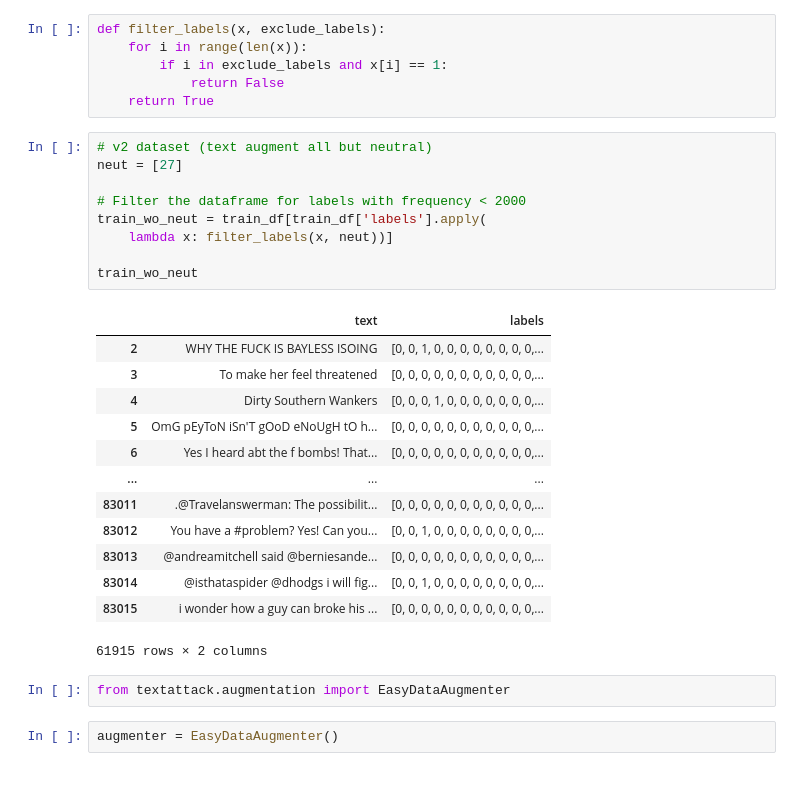
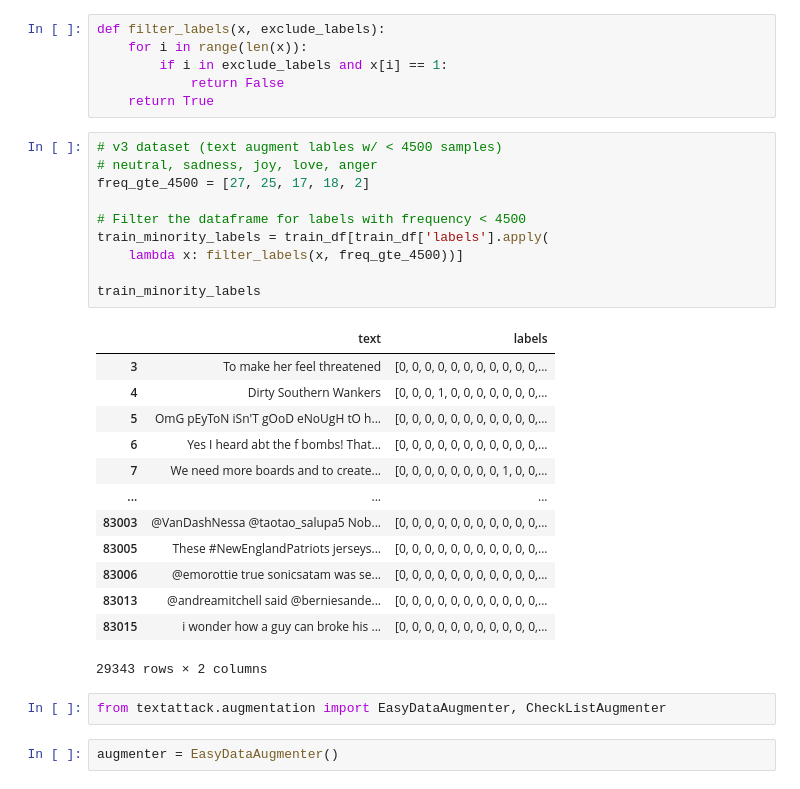
Before and after one commit to skcode0/saai, a Jupyter notebook: data_aug_versions.ipynb, the cells around one changed output. Cells and saved outputs as stored; diff of their text form.

```diff
--- a/data_aug_versions.ipynb
+++ b/data_aug_versions.ipynb
@@ -34,30 +35,31 @@ def filter_labels(x, exclude_labels):
             return False
     return True
 # %%
-# v2 dataset (text augment all but neutral)
-neut = [27]
+# v3 dataset (text augment lables w/ < 4500 samples)
+# neutral, sadness, joy, love, anger
+freq_gte_4500 = [27, 25, 17, 18, 2]
 
-# Filter the dataframe for labels with frequency < 2000
-train_wo_neut = train_df[train_df['labels'].apply(
-    lambda x: filter_labels(x, neut))]
+# Filter the dataframe for labels with frequency < 4500
+train_minority_labels = train_df[train_df['labels'].apply(
+    lambda x: filter_labels(x, freq_gte_4500))]
 
-train_wo_neut
+train_minority_labels
 # %% [output]
 |  | text | labels |
-| 2 | WHY THE FUCK IS BAYLESS ISOING | [0, 0, 1, 0, 0, 0, 0, 0, 0, 0, 0,... |
 | 3 | To make her feel threatened | [0, 0, 0, 0, 0, 0, 0, 0, 0, 0, 0,... |
 | 4 | Dirty Southern Wankers | [0, 0, 0, 1, 0, 0, 0, 0, 0, 0, 0,... |
 | 5 | OmG pEyToN iSn'T gOoD eNoUgH tO h... | [0, 0, 0, 0, 0, 0, 0, 0, 0, 0, 0,... |
 | 6 | Yes I heard abt the f bombs! That... | [0, 0, 0, 0, 0, 0, 0, 0, 0, 0, 0,... |
+| 7 | We need more boards and to create... | [0, 0, 0, 0, 0, 0, 0, 0, 1, 0, 0,... |
 | ... | ... | ... |
-| 83011 | .@Travelanswerman: The possibilit... | [0, 0, 0, 0, 0, 0, 0, 0, 0, 0, 0,... |
-| 83012 | You have a #problem? Yes! Can you... | [0, 0, 1, 0, 0, 0, 0, 0, 0, 0, 0,... |
+| 83003 | @VanDashNessa @taotao_salupa5 Nob... | [0, 0, 0, 0, 0, 0, 0, 0, 0, 0, 0,... |
+| 83005 | These #NewEnglandPatriots jerseys... | [0, 0, 0, 0, 0, 0, 0, 0, 0, 0, 0,... |
+| 83006 | @emorottie true sonicsatam was se... | [0, 0, 0, 0, 0, 0, 0, 0, 0, 0, 0,... |
 | 83013 | @andreamitchell said @berniesande... | [0, 0, 0, 0, 0, 0, 0, 0, 0, 0, 0,... |
-| 83014 | @isthataspider @dhodgs i will fig... | [0, 0, 1, 0, 0, 0, 0, 0, 0, 0, 0,... |
 | 83015 | i wonder how a guy can broke his ... | [0, 0, 0, 0, 0, 0, 0, 0, 0, 0, 0,... |
-61915 rows × 2 columns
+29343 rows × 2 columns
 # %%
-from textattack.augmentation import EasyDataAugmenter
+from textattack.augmentation import EasyDataAugmenter, CheckListAugmenter
 # %%
 augmenter = EasyDataAugmenter()
 # %% [output]
```
Also changed, not shown: parts of 16 cells of this notebook, 12 other files.
